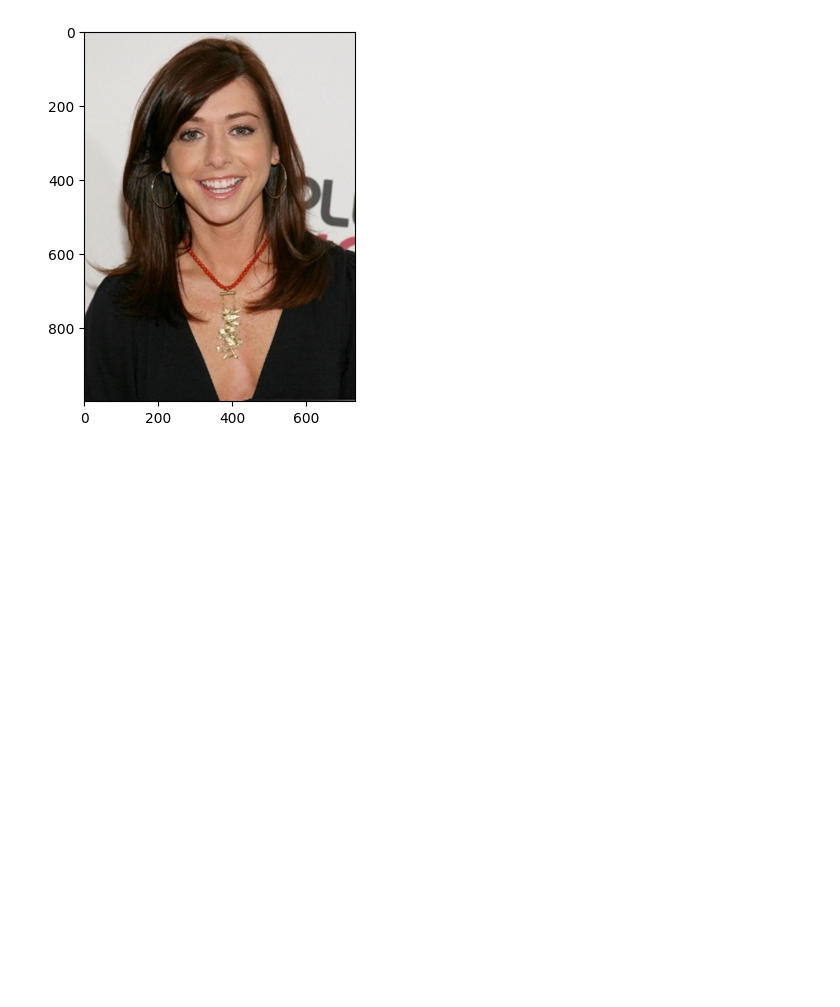
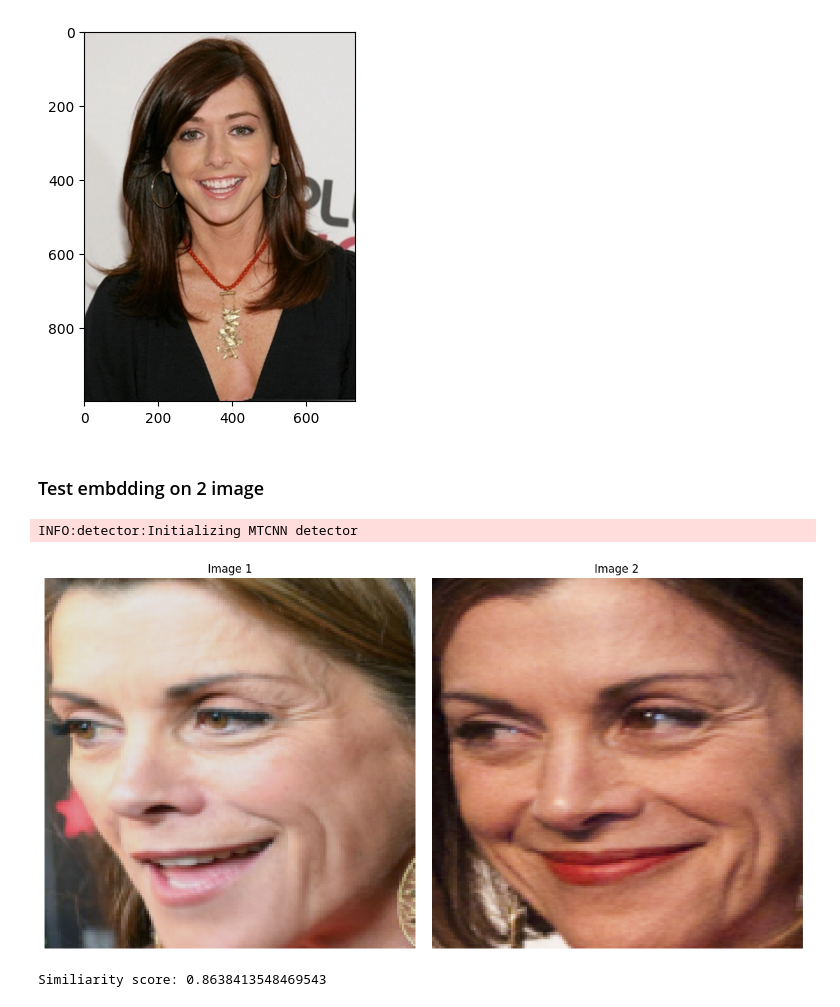
Before and after one commit to davidsirait/face_duplicate_detection, a Jupyter notebook: notebook/embedding.ipynb, the cells around one changed output. Cells and saved outputs as stored; diff of their text form; code cells hidden in the pictures; blank space fills up the shorter version.

```diff
--- a/notebook/embedding.ipynb
+++ b/notebook/embedding.ipynb
@@ -23,3 +23,5 @@ plt.imshow(img_proc)
 # %% [output]
 <matplotlib.image.AxesImage at 0x...>
 [figure]
+# %% [markdown]
+### Test embdding on 2 image
@@ -25,0 +30,37 @@ plt.imshow(img_proc)
+# %%
+# set 2 similiar image
+image1 = "/workspaces/face_duplicate_detection/data/images/Wendie Malick_103158.jpg"
+image2 = "/workspaces/face_duplicate_detection/data/images/Wendie Malick_103159.jpg"
+# %%
+# preprocess both
+pre_img1 = processor.preprocess(image1)
+pre_img2 = processor.preprocess(image2)
+
+# detect faces on both
+detector = FaceDetector(detector_type="mtcnn")
+face1 = detector.detect_and_align(pre_img1)
+face2 = detector.detect_and_align(pre_img2)
+# %% [output]
+INFO:detector:Initializing MTCNN detector
+# %%
+# Show side-by-side
+face_img1 = face1.permute(1, 2, 0).numpy()
+face_img1 = (face_img1 * 0.5) + 0.5
+
+face_img2 = face2.permute(1, 2, 0).numpy()
+face_img2 = (face_img2 * 0.5) + 0.5
+
+fig, axes = plt.subplots(1, 2, figsize=(12, 6))
+
+axes[0].imshow(face_img1)
+axes[0].set_title('Image 1')
+axes[0].axis('off')
+
+axes[1].imshow(face_img2)
+axes[1].set_title('Image 2')
+axes[1].axis('off')
+
+plt.tight_layout()
+plt.show()
+# %% [output]
+[figure, added]
@@ -25,0 +86,5 @@ plt.imshow(img_proc)
+# %%
+score = cosine_similarity(emb1, emb2)
+print(f"Similiarity score: {score}")
+# %% [output]
+Similiarity score: 0.8638413548469543
```
Also changed, not shown: parts of 6 cells of this notebook, 3 other files.
